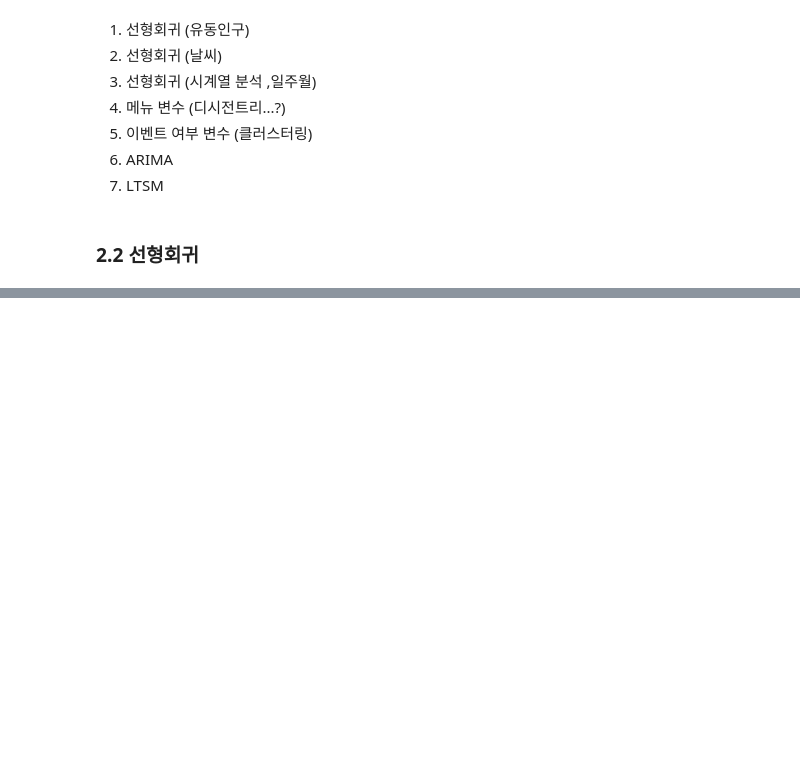
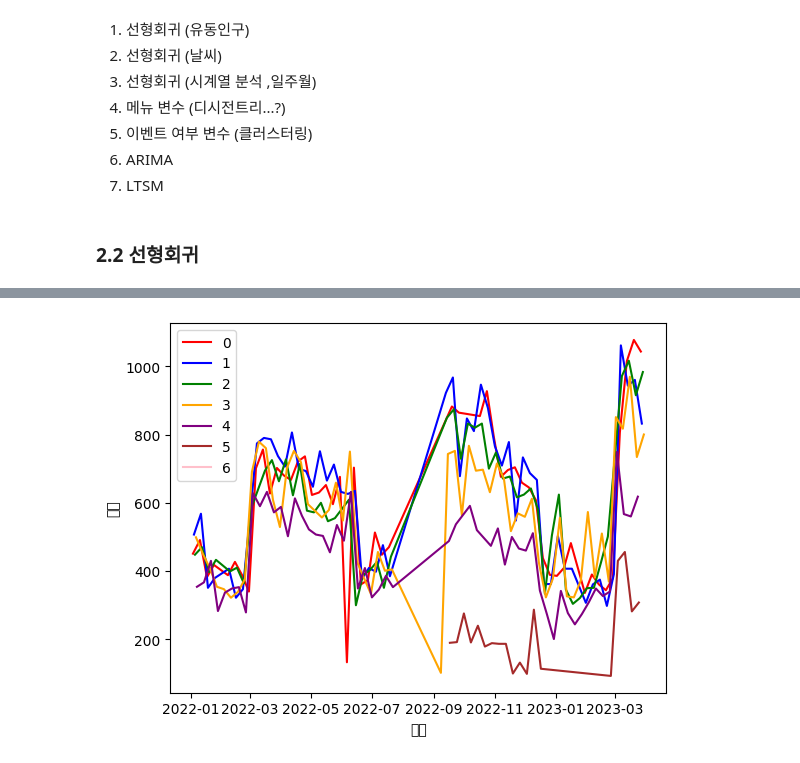
Before and after one commit to 10wook/School_Restaurants_demand_forcast, a Jupyter notebook: test.ipynb, the cells around one changed output, grey strips where cells are left out. Cells and saved outputs as stored; diff of their text form; code cells hidden in the pictures; blank space fills up the shorter version.

```diff
--- a/test.ipynb
+++ b/test.ipynb
@@ -831,0 +1176,13 @@ plt.show()
+# %%
+fig, ax = plt.subplots()
+
+for day, color in colors.items():
+    subset = date_tot[date_tot['요일'] == day]
+    ax.plot(subset['날짜'], subset['합계'], color=color, label=day)
+
+ax.set_xlabel('날짜')
+ax.set_ylabel('합계')
+ax.legend()
+plt.show()
+# %% [output]
+[figure, added]
```
Also changed, not shown: parts of 31 cells of this notebook, 4 other files.
